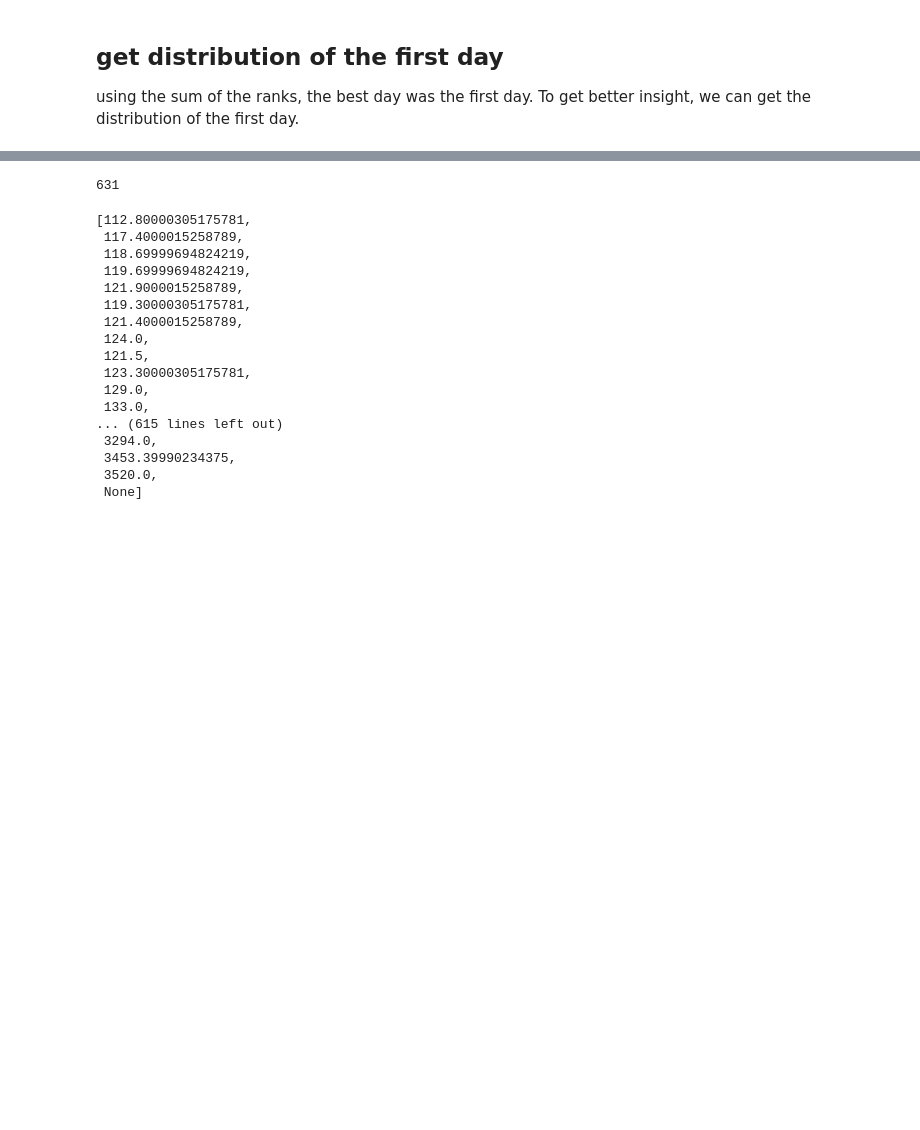
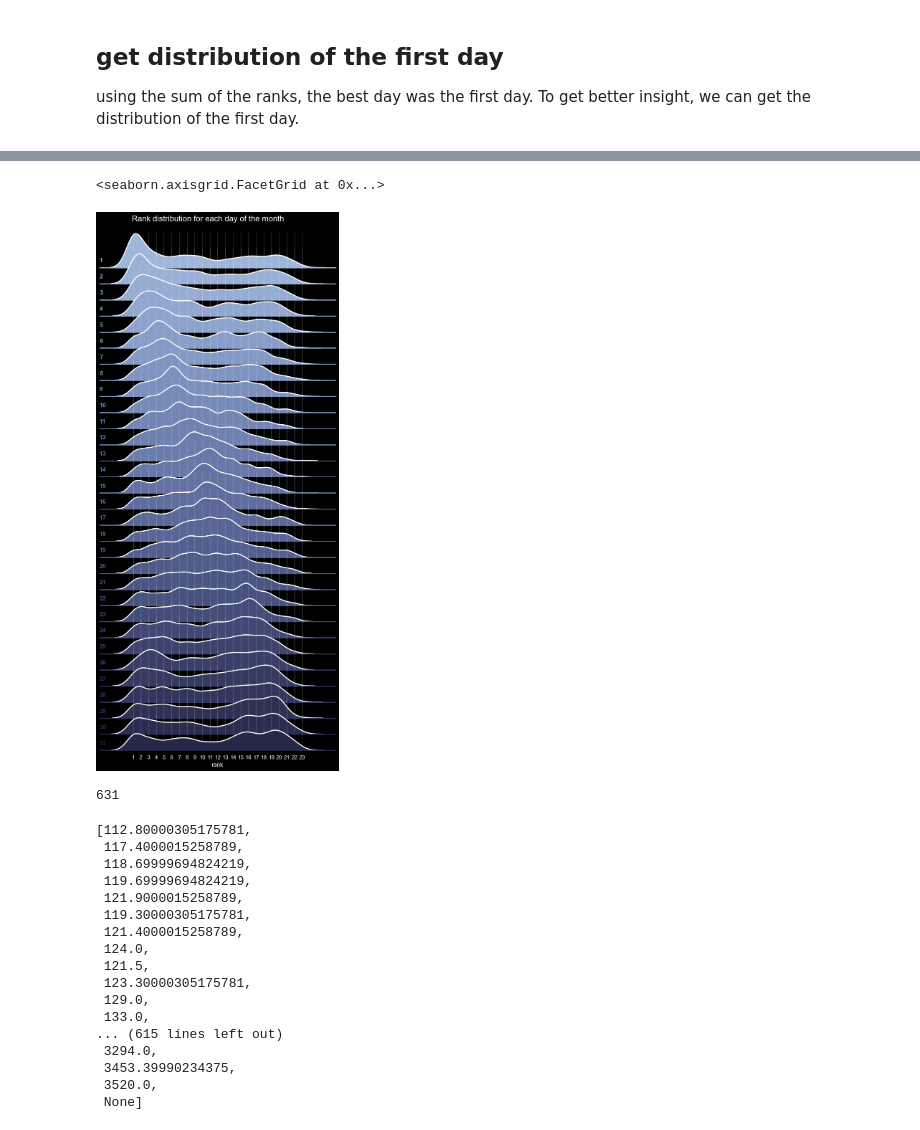
Before and after one commit to meszdav/best-day-to-save, a Jupyter notebook: 01_analysis.ipynb, the cells around one changed output, grey strips where cells are left out. Drawn from its saved outputs; the diff is of its cells as text; code cells hidden in the pictures; blank space fills up the shorter version.

Commit message:
cleaner code and text

```diff
--- a/01_analysis.ipynb
+++ b/01_analysis.ipynb
@@ -389,8 +357,0 @@ shape: (5, 14)
-# %%
-result_dataframes = []
-
-for i in range(1, 32):
-    saving_plan = SavingPlan(df, 10, i, (datetime.date(1971, 12, 31), datetime.date(2020, 3, 31)))
-    result_dataframes.append(saving_plan.result_df)
-
-result_df = pl.concat(result_dataframes)
@@ -487,0 +495,68 @@ px.bar(day_15_rank_dist, x="rank", y="pct",)
+# %%
+# creating Overlapping densities (‘ridge plot’) from day 1 to day 31 with seaborn
+import seaborn as sns
+import matplotlib.pyplot as plt
+plt.style.use("dark_background")
+# sns.set_theme(style="dark", rc={"axes.facecolor": (0, 0, 0, 0)})
+# Set the theme with a dark background
+sns.set_theme(style="dark", rc={
+    "axes.facecolor": (0, 0, 0, 0),  # Black background for axes
+    "figure.facecolor": (0, 0, 0, 1),  # Black background for figure
+    "axes.labelcolor": "white",  # White labels
+    "xtick.color": "white",  # White x-tick labels
+    "ytick.color": "white",  # White y-tick labels
+    "text.color": "white",  # White text
+    "grid.color": "white",  # White grid
+    "axes.grid": True,
+    "grid.alpha": 0.2,
+})
+
+
+# Initialize the FacetGrid object
+pal = sns.cubehelix_palette(31, rot=-.1, light=.7, dark=.17)
+# pal = sns.color_palette("cividis", 10)
+g = sns.FacetGrid(rank_df.collect().to_pandas(), row="day_to_invest", hue="day_to_invest", aspect=15, height=.5, palette=pal)
+
+# Draw the densities in a few steps
+g.map(sns.kdeplot, "rank",
+      bw_adjust=.5, clip_on=False,
+      fill=True, alpha=1, linewidth=1.5)
+
+g.map(sns.kdeplot, "rank", clip_on=False, color="w", lw=2, bw_adjust=.5)
+
+# # adding vline for the median to all rows
+# modes = rank_df.collect().to_pandas().groupby("day_to_invest")["rank"].agg(pd.Series.mode)
+# for ax, m in zip(g.axes.flat, modes):
+#     if isinstance(m, np.ndarray):
+#         m = m[0]
+#     ax.axvline(m, color="red", linestyle="--", linewidth=1)
+
+# passing color=None to refline() uses the hue mapping
+g.refline(y=0, linewidth=2, linestyle="-", color=None, clip_on=False)
+
+
+# Define and use a simple function to label the plot in axes coordinates
+def label(x, color, label):
+    ax = plt.gca()
+    ax.text(0, .2, label, fontweight="bold", color=color,
+            ha="left", va="center", transform=ax.transAxes)
+
+
+g.map(label, "rank")
+
+# Set the subplots to overlap
+g.figure.subplots_adjust(hspace=-.55)
+
+# Remove axes details that don't play well with overlap
+g.set_titles("")
+g.set(yticks=[], ylabel="")
+g.despine(bottom=True, left=True)
+
+# set title for the figure
+g.figure.suptitle("Rank distribution for each day of the month", fontsize=16, position=(0.5, 1.005))
+
+# add x ticks for all ranks
+g.set(xticks=list(range(1, rank_df.collect().to_pandas()["rank"].max() + 1)))
+# %% [output]
+<seaborn.axisgrid.FacetGrid at 0x...>
+[figure, added]
```
Also changed, not shown: parts of 15 cells of this notebook.
